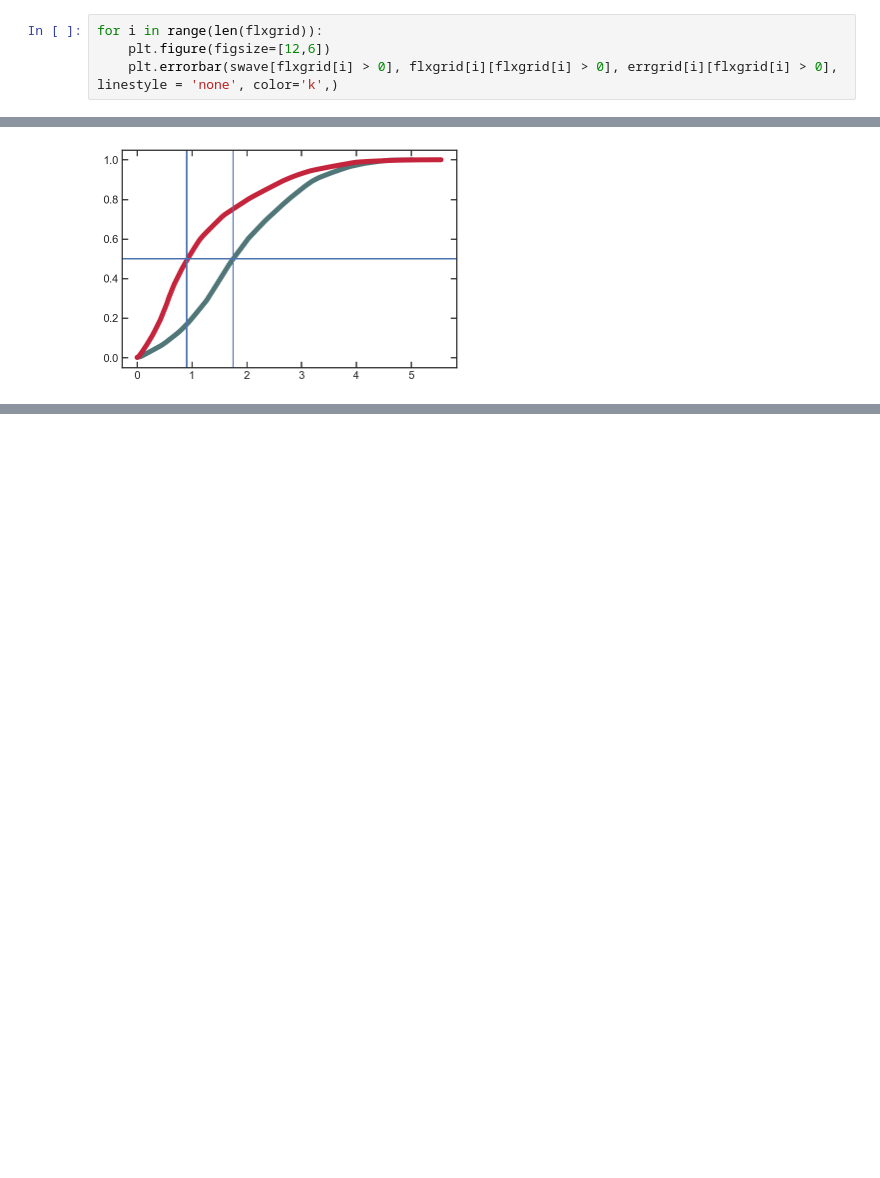
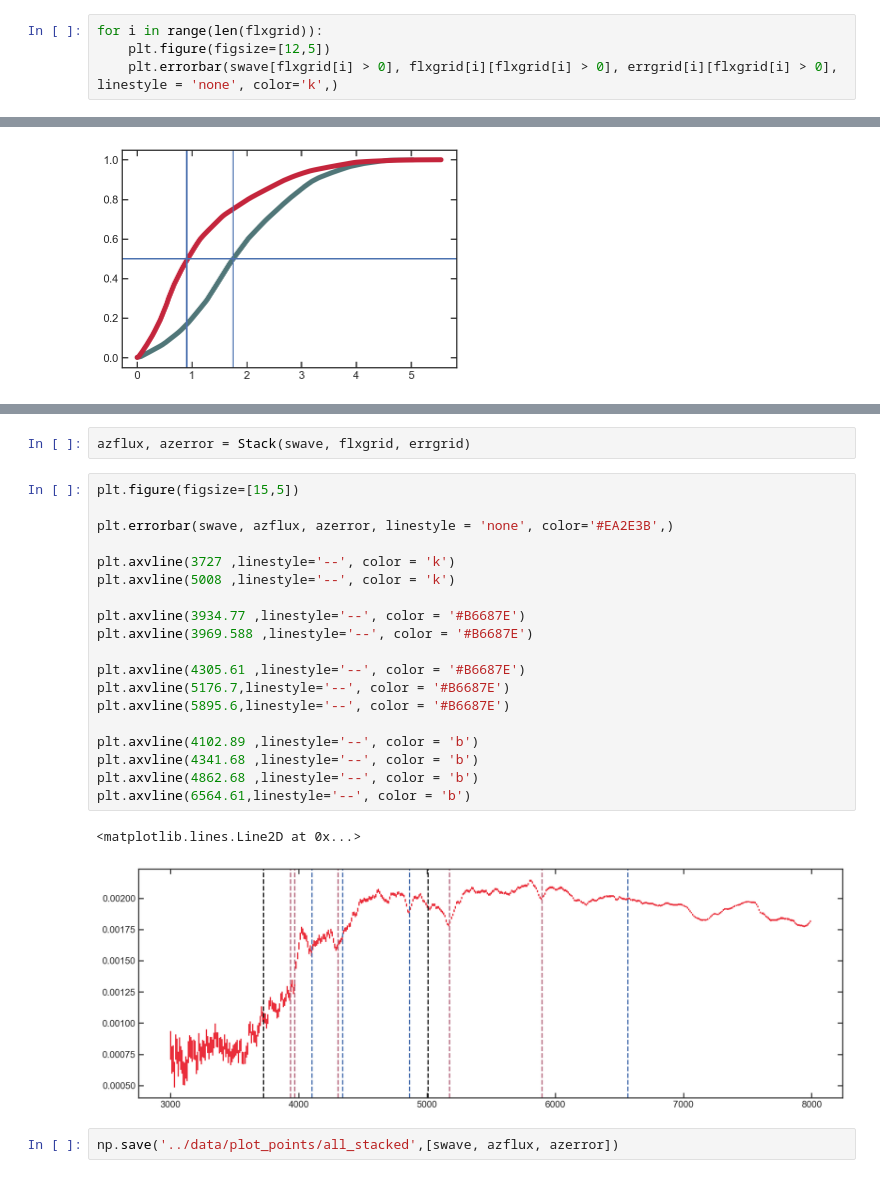
Before and after one commit to Vince-ec/Cluster_and_field, a Jupyter notebook: scripts/stacking_galaxies.ipynb, the cells around one changed output, grey strips where cells are left out. Drawn from its saved outputs; the diff is of its cells as text; blank space fills up the shorter version.

```diff
--- a/scripts/stacking_galaxies.ipynb
+++ b/scripts/stacking_galaxies.ipynb
@@ -570,7 +570,7 @@ plt.errorbar(swave[hzflux > 0], hzflux[hzflux > 0], hzerror[hzflux > 0], linesty
 [figure]
 # %%
 for i in range(len(flxgrid)):
-    plt.figure(figsize=[12,6])
+    plt.figure(figsize=[12,5])
     plt.errorbar(swave[flxgrid[i] > 0], flxgrid[i][flxgrid[i] > 0], errgrid[i][flxgrid[i] > 0], linestyle = 'none', color='k',)
 # %% [output]
 [figure]
@@ -820,0 +1041,26 @@ array([0.00000000e+00, 1.00014288e-03, 2.00028576e-03, ...,
+# %%
+azflux, azerror = Stack(swave, flxgrid, errgrid)
+# %%
+plt.figure(figsize=[15,5])
+
+plt.errorbar(swave, azflux, azerror, linestyle = 'none', color='#EA2E3B',)
+
+plt.axvline(3727 ,linestyle='--', color = 'k')
+plt.axvline(5008 ,linestyle='--', color = 'k')
+
+plt.axvline(3934.77 ,linestyle='--', color = '#B6687E')
+plt.axvline(3969.588 ,linestyle='--', color = '#B6687E')
+
+plt.axvline(4305.61 ,linestyle='--', color = '#B6687E')
+plt.axvline(5176.7,linestyle='--', color = '#B6687E')
+plt.axvline(5895.6,linestyle='--', color = '#B6687E')
+
+plt.axvline(4102.89 ,linestyle='--', color = 'b')
+plt.axvline(4341.68 ,linestyle='--', color = 'b')
+plt.axvline(4862.68 ,linestyle='--', color = 'b')
+plt.axvline(6564.61,linestyle='--', color = 'b')
+# %% [output]
+<matplotlib.lines.Line2D at 0x...>
+[figure, added]
+# %%
+np.save('../data/plot_points/all_stacked',[swave, azflux, azerror])
```
Also changed, not shown: parts of 4 cells of this notebook, 2 other files.
